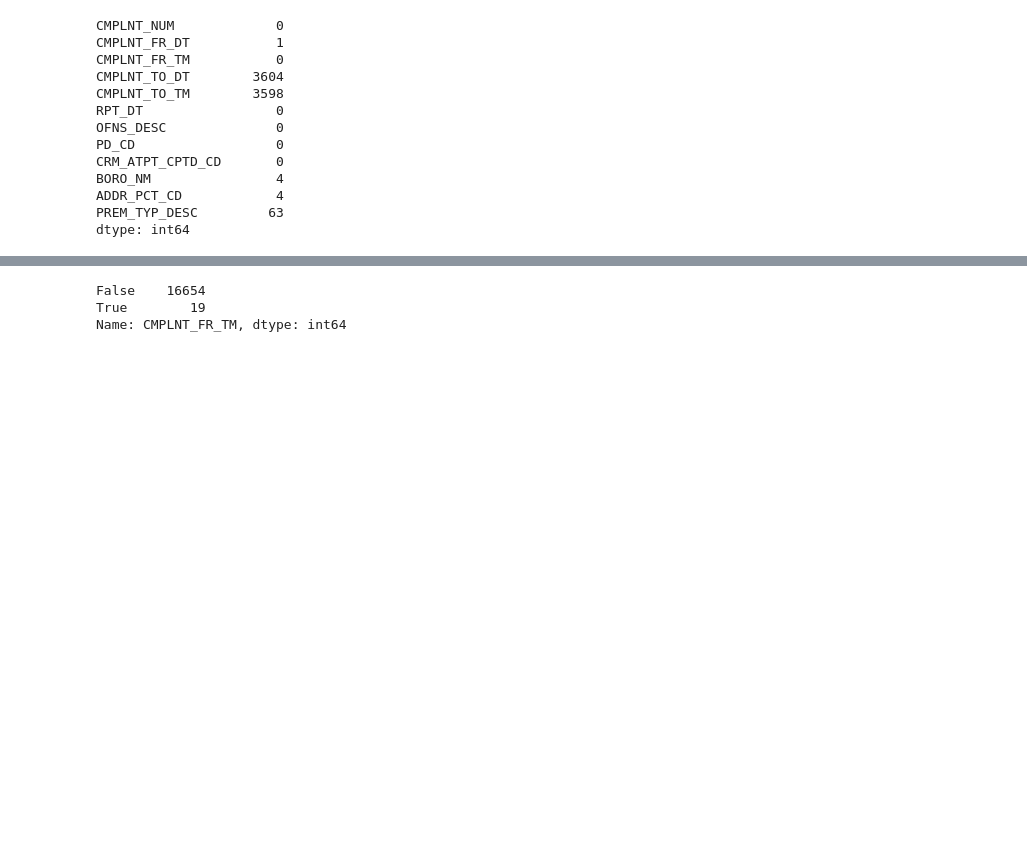
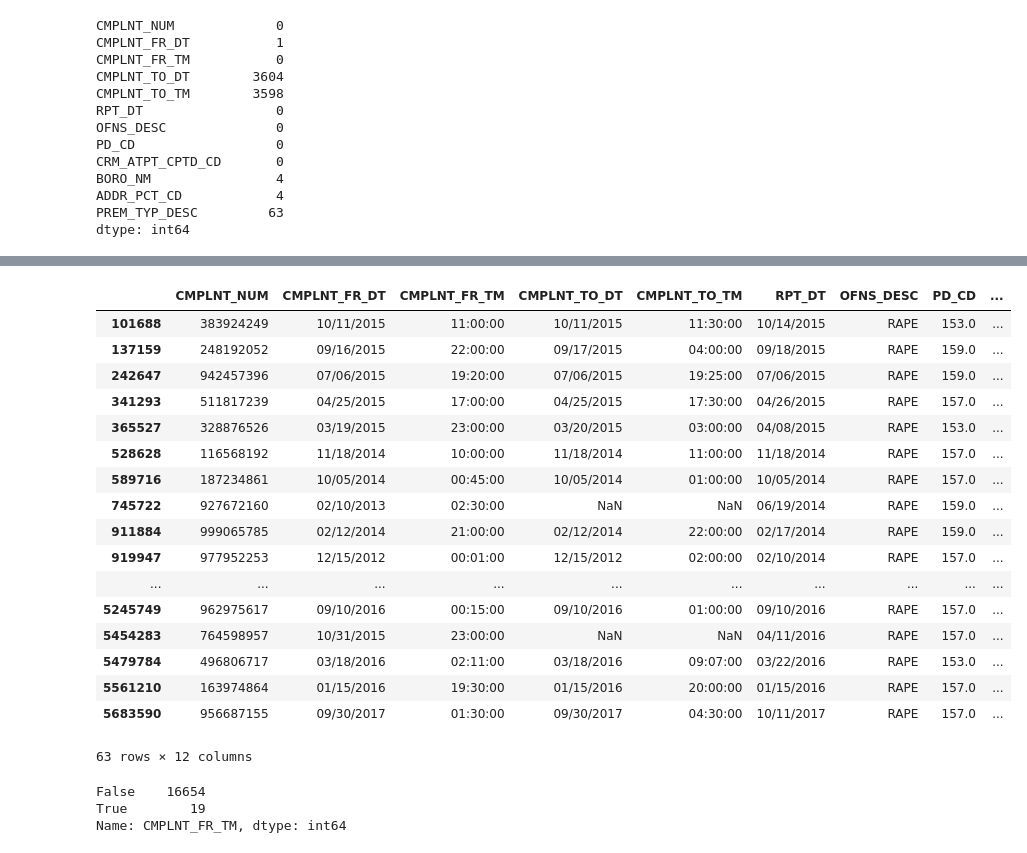
Before and after one commit to lgofish/Unit3Capstone, a Jupyter notebook: NYC_RapeData_v3.ipynb, the cells around one changed output, grey strips where cells are left out. Cells and saved outputs as stored; diff of their text form; code cells hidden in the pictures; blank space fills up the shorter version.

```diff
--- a/NYC_RapeData_v3.ipynb
+++ b/NYC_RapeData_v3.ipynb
@@ -153,5 +175,26 @@ dtype: int64
 # %%
 # Any 24:00:00 times need to be cleaned up so Timestamps can be made
+# %%
+df_rape[df_rape['PREM_TYP_DESC'].isnull()]
+# %% [output]
+|  | CMPLNT_NUM | CMPLNT_FR_DT | CMPLNT_FR_TM | CMPLNT_TO_DT | CMPLNT_TO_TM | RPT_DT | OFNS_DESC | PD_CD | ... |
+| 101688 | 383924249 | 10/11/2015 | 11:00:00 | 10/11/2015 | 11:30:00 | 10/14/2015 | RAPE | 153.0 | ... |
+| 137159 | 248192052 | 09/16/2015 | 22:00:00 | 09/17/2015 | 04:00:00 | 09/18/2015 | RAPE | 159.0 | ... |
+| 242647 | 942457396 | 07/06/2015 | 19:20:00 | 07/06/2015 | 19:25:00 | 07/06/2015 | RAPE | 159.0 | ... |
+| 341293 | 511817239 | 04/25/2015 | 17:00:00 | 04/25/2015 | 17:30:00 | 04/26/2015 | RAPE | 157.0 | ... |
+| 365527 | 328876526 | 03/19/2015 | 23:00:00 | 03/20/2015 | 03:00:00 | 04/08/2015 | RAPE | 153.0 | ... |
+| 528628 | 116568192 | 11/18/2014 | 10:00:00 | 11/18/2014 | 11:00:00 | 11/18/2014 | RAPE | 157.0 | ... |
+| 589716 | 187234861 | 10/05/2014 | 00:45:00 | 10/05/2014 | 01:00:00 | 10/05/2014 | RAPE | 157.0 | ... |
+| 745722 | 927672160 | 02/10/2013 | 02:30:00 | NaN | NaN | 06/19/2014 | RAPE | 159.0 | ... |
+| 911884 | 999065785 | 02/12/2014 | 21:00:00 | 02/12/2014 | 22:00:00 | 02/17/2014 | RAPE | 159.0 | ... |
+| 919947 | 977952253 | 12/15/2012 | 00:01:00 | 12/15/2012 | 02:00:00 | 02/10/2014 | RAPE | 157.0 | ... |
+| ... | ... | ... | ... | ... | ... | ... | ... | ... | ... |
+| 5245749 | 962975617 | 09/10/2016 | 00:15:00 | 09/10/2016 | 01:00:00 | 09/10/2016 | RAPE | 157.0 | ... |
+| 5454283 | 764598957 | 10/31/2015 | 23:00:00 | NaN | NaN | 04/11/2016 | RAPE | 157.0 | ... |
+| 5479784 | 496806717 | 03/18/2016 | 02:11:00 | 03/18/2016 | 09:07:00 | 03/22/2016 | RAPE | 153.0 | ... |
+| 5561210 | 163974864 | 01/15/2016 | 19:30:00 | 01/15/2016 | 20:00:00 | 01/15/2016 | RAPE | 157.0 | ... |
+| 5683590 | 956687155 | 09/30/2017 | 01:30:00 | 09/30/2017 | 04:30:00 | 10/11/2017 | RAPE | 157.0 | ... |
+63 rows × 12 columns
 # %%
 (df_rape['CMPLNT_FR_TM'] == '24:00:00').value_counts(sort = True)
 # %% [output]
```
Also changed, not shown: parts of 123 cells of this notebook.
